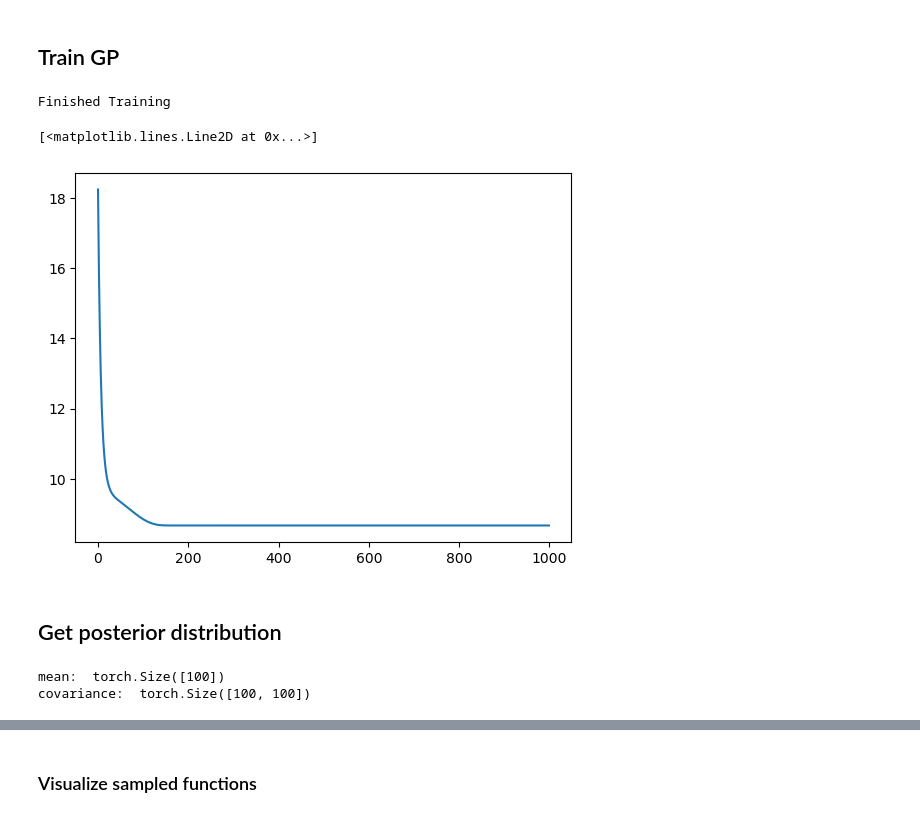
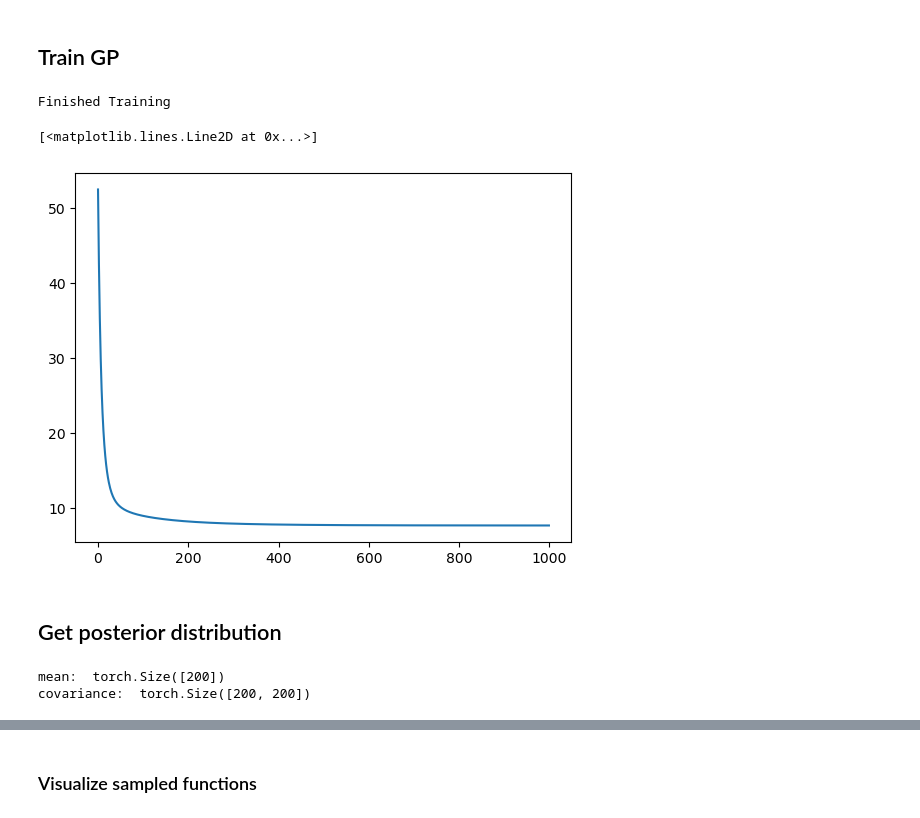
Before and after one commit to luisdiaz1997/SpatialFactorization, a Jupyter notebook: notebooks/Gaussian Processes/GP_test.ipynb, the cells around one changed output, grey strips where cells are left out. Drawn from its saved outputs; the diff is of its cells as text; code cells hidden in the pictures.

```diff
--- a/notebooks/Gaussian Processes/GP_test.ipynb
+++ b/notebooks/Gaussian Processes/GP_test.ipynb
@@ -87,27 +90,26 @@ for i, kernel_class in enumerate([RBF, Matern]):
 # %% [markdown]
 ## Train GP
 # %%
-kernel = Matern(
-    variance=1, lengthscale= 1 )
+kernel = RBF()
 gpr = spacedecomp.GP(X[:,None], y, kernel, noise=0.1)
 history = gpr.fit(optimizer=optim.Adam, epochs=1000)
 plt.plot(history)
 # %% [output]
 Finished Training
 [<matplotlib.lines.Line2D at 0x...>]
-[figure, old version]
+[figure, new version]
 # %% [markdown]
 ## Get posterior distribution
 # %%
-Nsamples = 100
+Nsamples = 200
 Xtest = np.linspace(-0.5, 5.5, Nsamples)
 with torch.no_grad():
     mean, cov = gpr.predict(Xtest[:,None])
     sd = cov.diag().sqrt()
     mean = mean
 # %% [output]
-mean:  torch.Size([100])
-covariance:  torch.Size([100, 100])
+mean:  torch.Size([200])
+covariance:  torch.Size([200, 200])
 # %%
 plt.figure(figsize=(10, 4))
 plt.plot(Xtest, mean, label='predicted mean')
```
Also changed, not shown: parts of 7 cells of this notebook, 3 other files.
